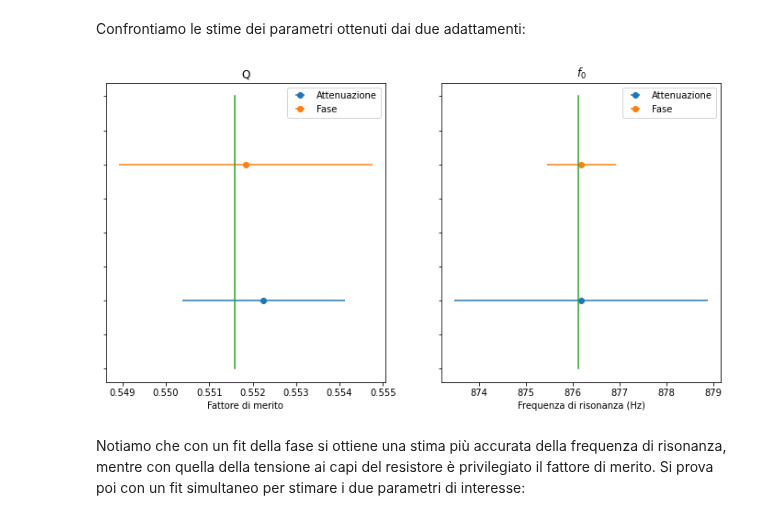
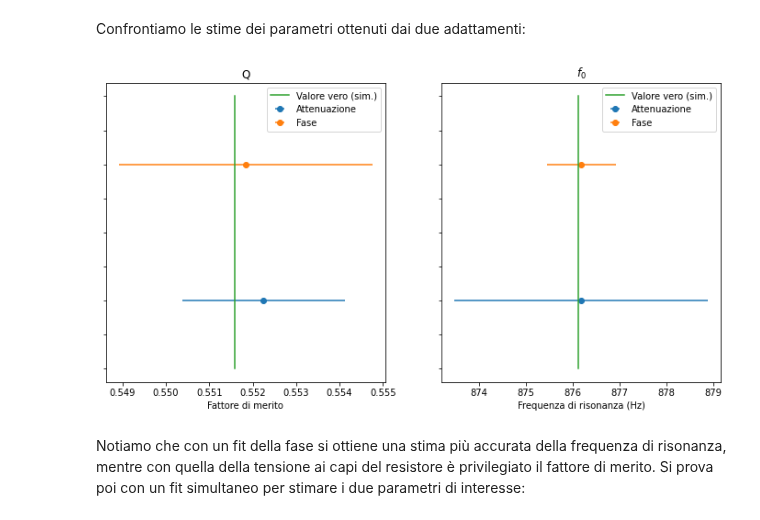
Before and after one commit to lucalista/analisi-dati-2023, a Jupyter notebook: 15.02.00_Studio_circuito_RLC_con_fit_combinato.ipynb, the cells around one changed output. Saved outputs shown, nothing was run; the diff lists cells and outputs as text; code cells hidden in the pictures.

```diff
--- a/15.02.00_Studio_circuito_RLC_con_fit_combinato.ipynb
+++ b/15.02.00_Studio_circuito_RLC_con_fit_combinato.ipynb
@@ -195,27 +186,27 @@ Confrontiamo le stime dei parametri ottenuti dai due adattamenti:
 # %%
 f0 = 1/((2*math.pi)*math.sqrt(L*C))
 Q = 1/R*math.sqrt(L/C)
 
 f  = plt.figure(figsize=(12,6))
 a1 = plt.subplot(1,2,1)
 a2 = plt.subplot(1,2,2)
 
 a2.set_yticklabels(()),a1.set_yticklabels(())
 a1.set_title("Q")
 a2.set_title("$f_0$")
 a1.errorbar(m.values[0] , 0, yerr=None, xerr=m.errors[0], ls="none", marker="o", zorder=1, label="Attenuazione")
 a1.errorbar(m1.values[0] , 1, yerr=None, xerr=m1.errors[0], ls="none", marker="o", zorder=1, label="Fase")
-a1.plot([Q,Q], [-0.5, 1.5])
+a1.plot([Q,Q], [-0.5, 1.5], label="Valore vero (sim.)")
 a1.set_xlabel('Fattore di merito')
 a1.legend()
 a2.errorbar(m.values[1] , 0, yerr=None, xerr=m.errors[1], ls="none", marker="o", zorder=1, label="Attenuazione")
 a2.errorbar(m1.values[1] , 1, yerr=None, xerr=m1.errors[1], ls="none", marker="o", zorder=1, label="Fase")
-a2.plot([f0, f0], [-0.5, 1.5])
+a2.plot([f0, f0], [-0.5, 1.5], label="Valore vero (sim.)")
 a2.set_xlabel('Frequenza di risonanza (Hz)')
 a2.legend()
 plt.show()
 # %% [output]
-[figure, old version]
+[figure, new version]
 # %% [markdown]
 Notiamo che con un fit della fase si ottiene una stima più accurata della frequenza di risonanza, mentre con quella della tensione ai capi del resistore è privilegiato il fattore di merito.
 Si prova poi con un fit simultaneo per stimare i due parametri di interesse:
```
Also changed, not shown: parts of 9 cells of this notebook.
